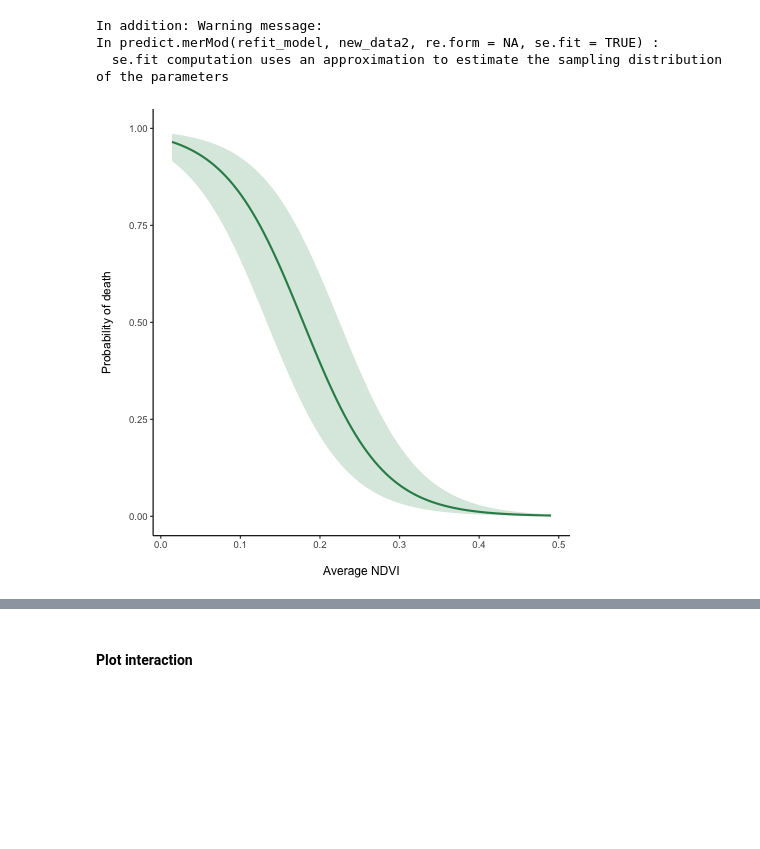
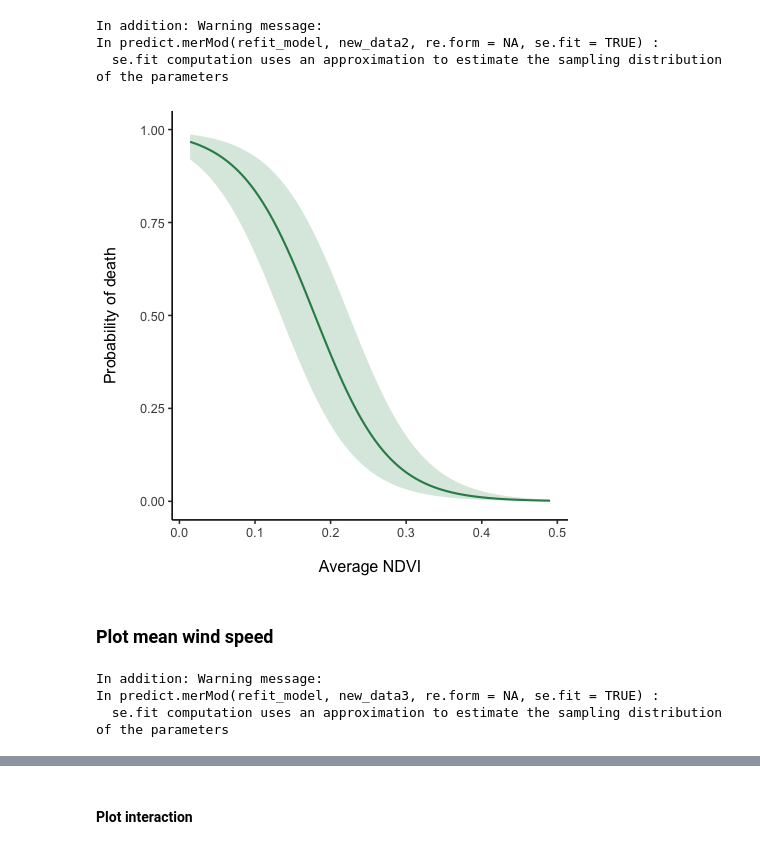
Before and after one commit to Nectar-Technologies/ledge-nectar, a Jupyter notebook: aqi/notebooks/04_plot_GLMM.ipynb, the cells around one changed output, grey strips where cells are left out. Cells and saved outputs as stored; diff of their text form; code cells hidden in the pictures; blank space fills up the shorter version.

```diff
--- a/aqi/notebooks/04_plot_GLMM.ipynb
+++ b/aqi/notebooks/04_plot_GLMM.ipynb
@@ -77,9 +88,15 @@ Refit the main model in R for better UI. Takes a couple seconds.
 # %%
 %%R
-form <- "death_next_season ~ ndvi_average * o3_average + wspd_average + (o3_average|operation_id)"
-
-model <- glmer(
-    formula = form,
-    family = "binomial",
-    data = data
-)
+## Formula
+#form <- "death_next_season ~ ndvi_average_sc * o3_average_sc * wspd_average_sc + (o3_average_sc|operation_id)"
+#
+## Fit
+#model <- glmer(
+#    formula = form,
+#    family = "binomial",
+#    data = data
+#)
+#
+## Save the output
+#filename <- file.path("..", "outputs", "GLMM_best_model.rds")
+#saveRDS(model, filename)
@@ -208,0 +266,5 @@ ggplot(data = filtered_data, aes(x = region, y = o3_average, colour = season)) +
+# %%
+%%R
+filtered_data$ndvi_average_sc <- scale(filtered_data$ndvi_average)
+filtered_data$o3_average_sc <- scale(filtered_data$o3_average)
+filtered_data$wspd_average_sc <- scale(filtered_data$wspd_average_og)
@@ -311,13 +408,13 @@ p1
 %%R
 # New data for predictions
 new_data2 <- data.frame(
-    ndvi_average = seq(
-        min(filtered_data$ndvi_average),
-        max(filtered_data$ndvi_average),
+    ndvi_average_sc = seq(
+        min(filtered_data$ndvi_average_sc),
+        max(filtered_data$ndvi_average_sc),
         length.out = 100
     ),
-    o3_average = mean(filtered_data$o3_average),
-    wspd_average = mean(filtered_data$wspd_average)
+    o3_average_sc = mean(filtered_data$o3_average_sc),
+    wspd_average_sc = mean(filtered_data$wspd_average_sc)
 )
 
 # Predictions
@@ -338,17 +435,56 @@ In predict.merMod(refit_model, new_data2, re.form = NA, se.fit = TRUE) :
   se.fit computation uses an approximation to estimate the sampling distribution of the parameters
 # %%
 %%R
+
+# Get the mean and standard deviation of ndvi
+ndvi_mean <- mean(filtered_data$ndvi_average, na.rm = TRUE)
+ndvi_sd <- sd(filtered_data$ndvi_average, na.rm = TRUE)
+
+# Convert ndvi back to the original scale
+new_data2$ndvi_average <- (new_data2$ndvi_average_sc * ndvi_sd) + ndvi_mean
+
 p2 <- ggplot(new_data2, aes(x = ndvi_average, y = plogis(fit))) +
         geom_line(color = "seagreen", linewidth = 1) +
         geom_ribbon(
            aes(ymin = plogis(ci_lower), ymax = plogis(ci_upper)),
            alpha = 0.2,
            fill = "seagreen"
         ) +
         scale_y_continuous(breaks = seq(0,1,0.25), limits = c(0,1)) +
         labs(x = "\nAverage NDVI", y = "Probability of death\n") +
-        theme_classic(base_size = 12) +
+        theme_classic(base_size = 16) +
         theme(panel.grid = element_blank())
 p2
 # %% [output]
-[figure, old version]
+[figure, new version]
+# %% [markdown]
+### Plot mean wind speed
+# %%
+%%R
+# New data for predictions
+new_data3 <- data.frame(
+    wspd_average_sc = seq(
+        min(filtered_data$wspd_average_sc),
+        max(filtered_data$wspd_average_sc),
+        length.out = 100
+    ),
+    o3_average_sc = mean(filtered_data$o3_average_sc),
+    ndvi_average_sc = mean(filtered_data$ndvi_average_sc)
+)
+
+# Predictions
+preds <- predict(
+    refit_model,
+    new_data3,
+    re.form = NA,
+    se.fit = TRUE
+)
+
+new_data3$fit <- preds$fit
+new_data3$se <- preds$se.fit
+new_data3$ci_lower <- new_data3$fit - 1.96 * new_data3$se
+new_data3$ci_upper <- new_data3$fit + 1.96 * new_data3$se
+# %% [output]
+In addition: Warning message:
+In predict.merMod(refit_model, new_data3, re.form = NA, se.fit = TRUE) :
+  se.fit computation uses an approximation to estimate the sampling distribution of the parameters
```
Also changed, not shown: parts of 71 cells of this notebook.
